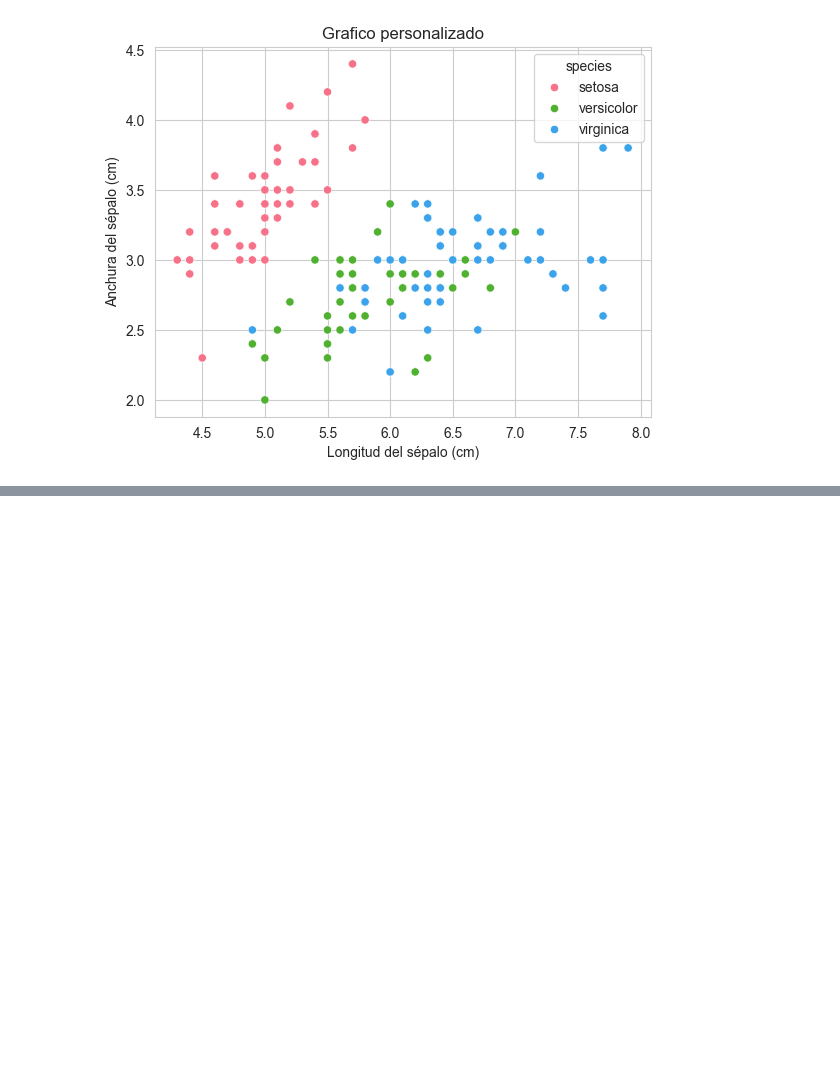
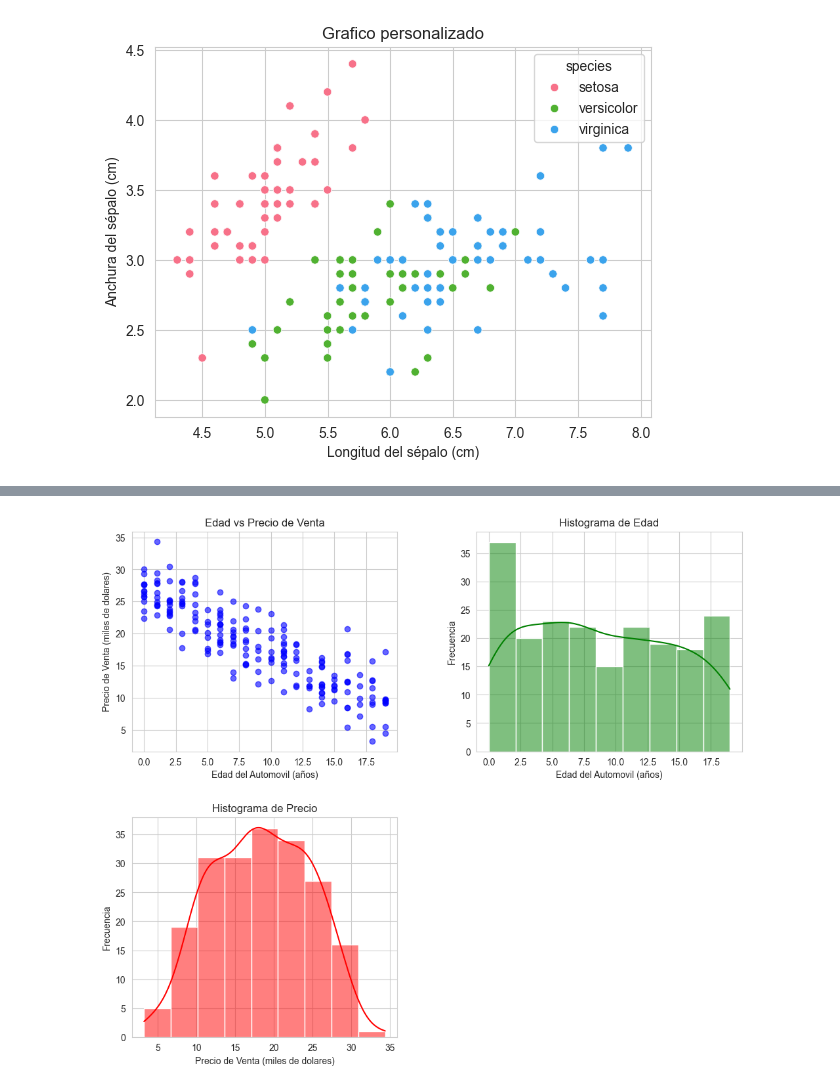
Before and after one commit to contreraskei/data-analysis-with-Python, a Jupyter notebook: addSeaborn.ipynb, the cells around one changed output, grey strips where cells are left out. Cells and saved outputs as stored; diff of their text form; code cells hidden in the pictures; blank space fills up the shorter version.

```diff
--- a/addSeaborn.ipynb
+++ b/addSeaborn.ipynb
@@ -64,3 +64,18 @@ plt.title("Grafico personalizado")
 plt.show()
 # %% [output]
 [figure]
+# %%
+#GRAFICOS AVANZADOS
+#Ejemplo: Supongamos que estamos trabajando con un conjunto de datos sobre ventas de automoviles,
+#que incluye la edad del automovil en años y el precio de venta en miles de dolares
+
+#Generar datos de ejemplo
+np.random.seed(42) #Para reproducibilidad
+edad_autos =np.random.randint (0, 20, size=200) #Edad entre 1 y 20 años, 200 automoviles
+precio_autos = 30 - edad_autos + np.random.normal(-3, 3, size=200) #Precio base menos depreciacion por edad
+data= pd.DataFrame({
+    "Edad":edad_autos,
+    "Precio":precio_autos
+})
+
+data
@@ -66,0 +96,34 @@ plt.show()
+# %%
+#Creación de la grafica avanzada
+
+fig, ax =plt.subplots(2, 2, figsize=(12, 10))
+
+#Grafica de dispersión
+ax[0, 0].scatter(data["Edad"], data["Precio"], color='blue', alpha=0.6)
+ax[0, 0].set_title("Edad vs Precio de Venta")
+ax[0, 0].set_xlabel("Edad del Automovil (años)")
+ax[0, 0].set_ylabel("Precio de Venta (miles de dolares)")
+
+
+#Histograma de Edad
+sns.histplot(data["Edad"], kde=True, color='green', ax=ax[0, 1])
+ax[0, 1].set_title("Histograma de Edad")
+ax[0, 1].set_xlabel("Edad del Automovil (años)")
+ax[0, 1].set_ylabel("Frecuencia")
+
+#Histograma de Precio
+sns.histplot(data["Precio"], kde=True, color='r', ax=ax[1, 0])
+ax[1, 0].set_title("Histograma de Precio")
+ax[1, 0].set_xlabel("Precio de Venta (miles de dolares)")
+ax[1, 0].set_ylabel("Frecuencia")
+
+#Eliminar cuarto subplot vacio
+
+ax[1, 1].axis('off')
+
+#Ajuste de espacio entre subplots
+plt.subplots_adjust(hspace=0.3, wspace=0.3)
+
+plt.show() #Utiliza esto para visualizar si lo q tienes es un script de python
+# %% [output]
+[figure, added]
```
Also changed, not shown: parts of 1 cell of this notebook, 4 other files.
